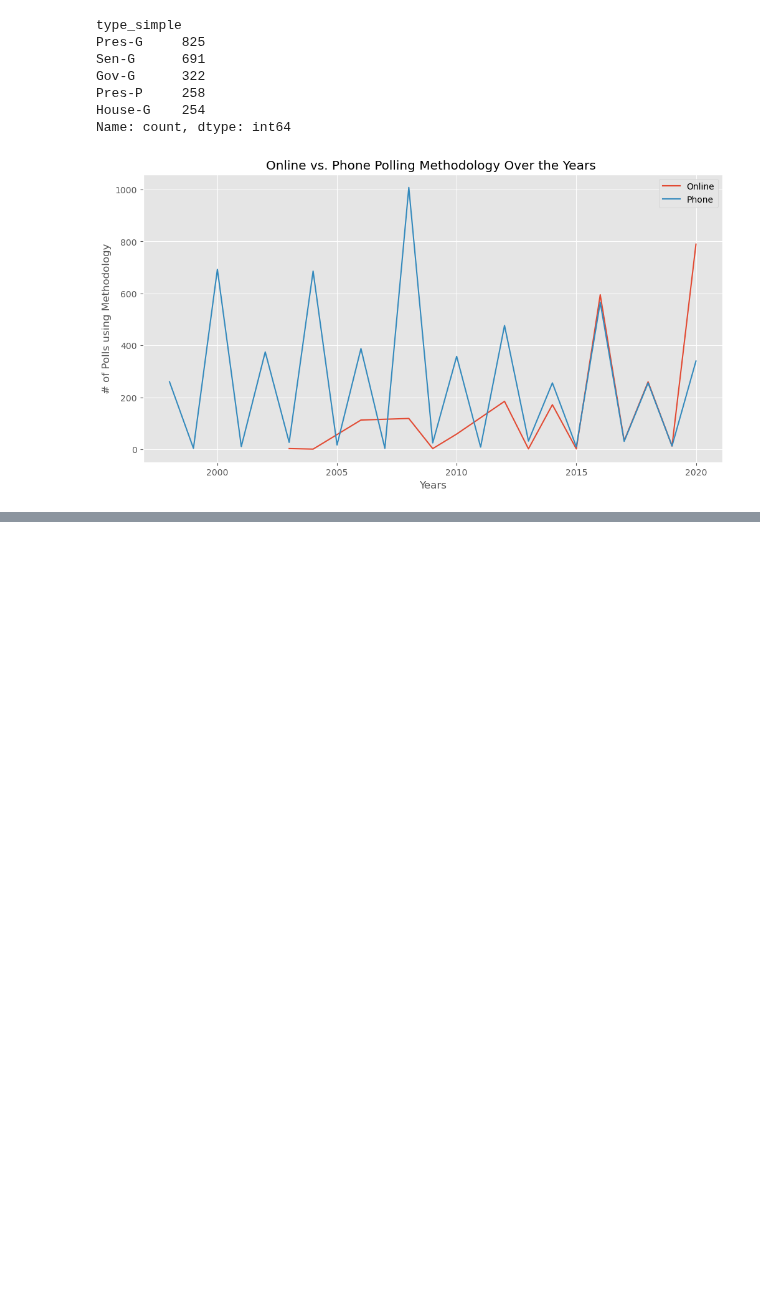
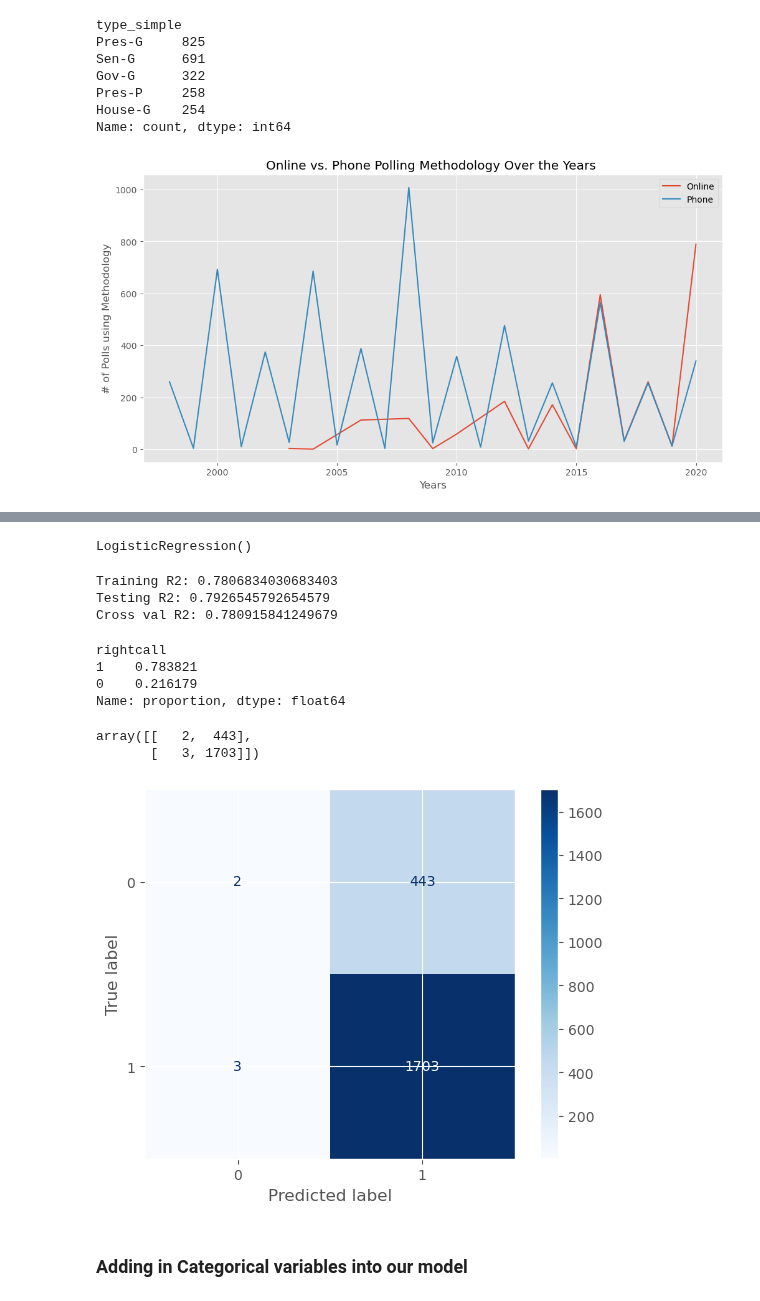
Before and after one commit to vijay-ravuri/poll-accuracy-modeling, a Jupyter notebook: code/NikkiNotebook2.ipynb, the cells around one changed output, grey strips where cells are left out. Drawn from its saved outputs; the diff is of its cells as text; code cells hidden in the pictures; blank space fills up the shorter version.

Commit message:
adding first model

```diff
--- a/code/NikkiNotebook2.ipynb
+++ b/code/NikkiNotebook2.ipynb
@@ -602,0 +724,3 @@ plt.show();
+# %%
+#bias has NA so calculating the difference - confirms that this is the same # of error - error the abs value of bias
+polls2['calc_bias'] = polls2['margin_poll'] - polls2['margin_actual']
@@ -602,0 +735,7 @@ plt.show();
+# %%
+#Choosing variables
+#leaving out "type_simple", "pollster", "partisan" but can oneHotencodelater
+X = polls2[['year', 'days_bt_polldate_election', 'samplesize', 'cand1_pct', 'cand2_pct',
+             'calc_bias']]
+y = polls2['rightcall'].map({1:1, 0:0, 0.5:0})
+X_train, X_test, y_train, y_test = train_test_split(X,y, random_state = 42, train_size = 0.8)
@@ -602,0 +746,36 @@ plt.show();
+# %%
+lg = LogisticRegression()
+lg.fit(X_train,y_train)
+# %% [output]
+LogisticRegression()
+# %%
+print(f"Training R2: {lg.score(X_train, y_train)}")
+print(f"Testing R2: {lg.score(X_test, y_test)}")
+print(f"Cross val R2: {cross_val_score(lg, X_train, y_train).mean()}")
+# %% [output]
+Training R2: 0.7806834030683403
+Testing R2: 0.7926545792654579
+Cross val R2: 0.780915841249679
+# %%
+preds = lg.predict(X_test)
+# %%
+y.value_counts(normalize=True)
+# %% [output]
+rightcall
+1    0.783821
+0    0.216179
+Name: proportion, dtype: float64
+# %%
+cm
+# %% [output]
+array([[   2,  443],
+       [   3, 1703]])
+# %%
+#making a confusion matrix
+cm = confusion_matrix(y_test, preds)
+displaycm = ConfusionMatrixDisplay(confusion_matrix=cm)
+displaycm.plot(cmap='Blues', values_format='d');
+# %% [output]
+[figure, added]
+# %% [markdown]
+### Adding in Categorical variables into our model
```
Also changed, not shown: parts of 37 cells of this notebook.
